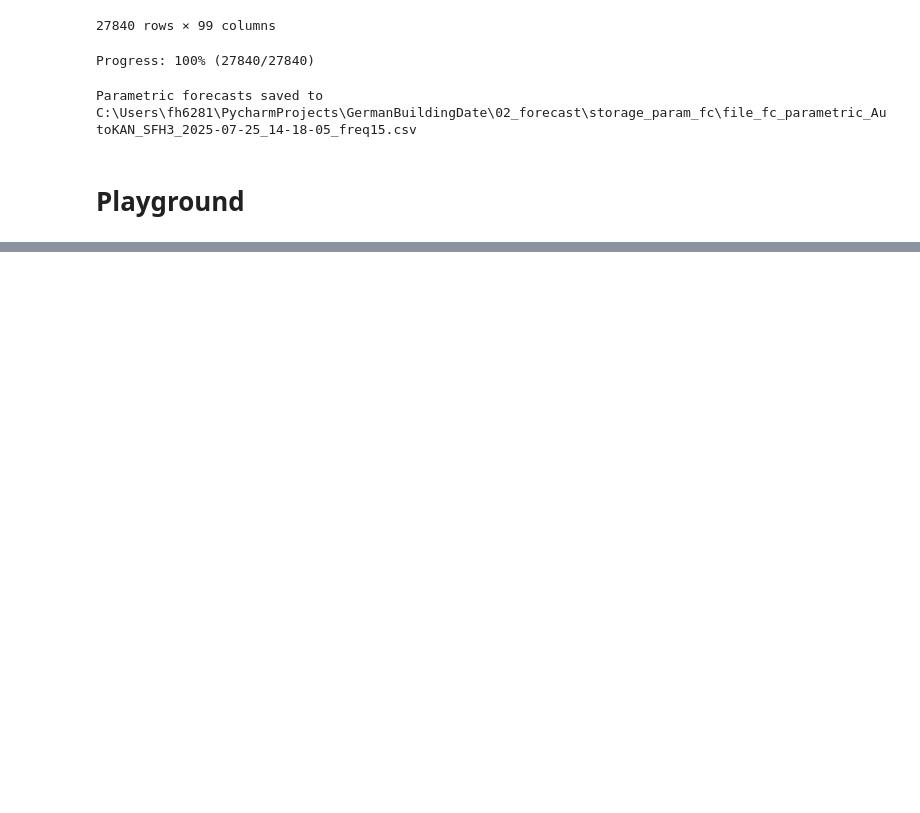
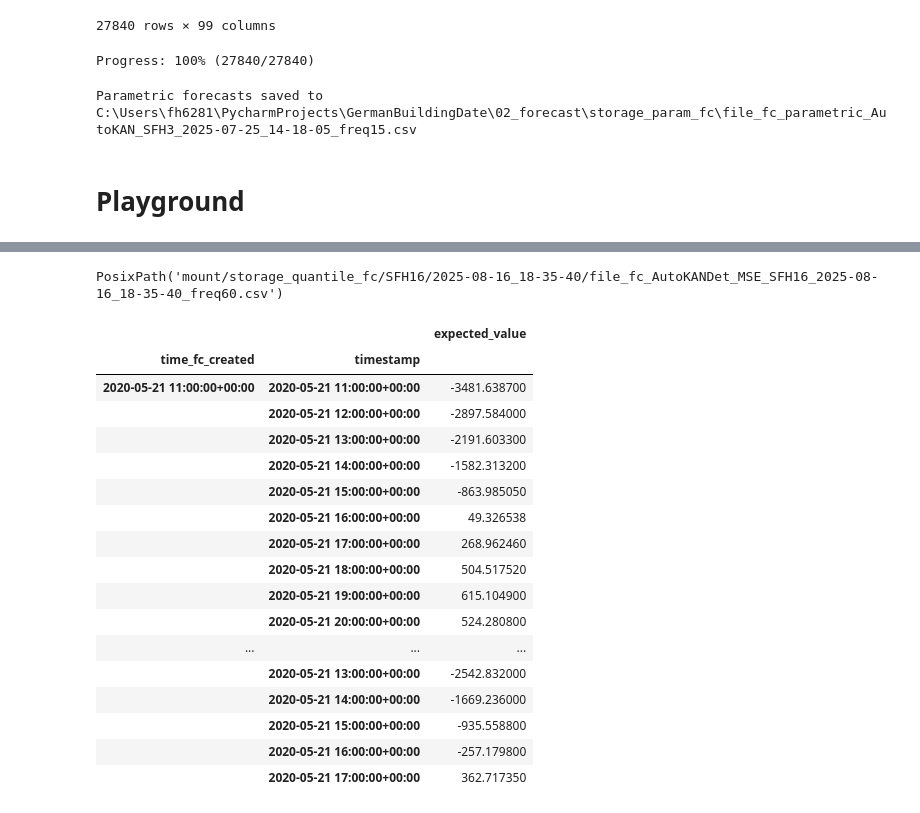
Before and after one commit to JaMoPinter/MPC-vs-RBC, a Jupyter notebook: 02_forecast/fit_parametric_fc.ipynb, the cells around one changed output, grey strips where cells are left out. Saved outputs shown, nothing was run; the diff lists cells and outputs as text; code cells hidden in the pictures; blank space fills up the shorter version.

```diff
--- a/02_forecast/fit_parametric_fc.ipynb
+++ b/02_forecast/fit_parametric_fc.ipynb
@@ -200,3 +200,21 @@ pf.store_parametric_forecasts()  # creation_time=True
 Parametric forecasts saved to C:\Users\fh6281\PycharmProjects\GermanBuildingDate\02_forecast\storage_param_fc\file_fc_parametric_AutoKAN_SFH3_2025-07-25_14-18-05_freq15.csv
 # %% [markdown]
 # Playground
+# %%
+# move the originally deterministic forecasts to storage_param_fc
+from pathlib import Path
+import pandas as pd
+from create_parametric_forecasts import ParametricForecasts
+
+time_of_fc_creation = '2025-08-16_22-56-39'
+path_list = list(Path('mount/storage_quantile_fc/').glob(f'**/file_fc*_{time_of_fc_creation}_freq*.csv'))
+
+for path in path_list:
+
+    df = pd.read_csv(path, index_col=[0,1], usecols=['time_fc_created','timestamp', 'P_TOT_HAT'])
+    #rename col ptothat
+    df = df.rename(columns={'P_TOT_HAT': 'expected_value'})
+    pf = ParametricForecasts()
+    pf.param_forecasts = df
+    pf.csv_path = path
+    #pf.store_parametric_forecasts()
@@ -202,0 +238,25 @@ Parametric forecasts saved to C:\Users\fh6281\PycharmProjects\GermanBuildingDate
+# %%
+test
+# %% [output]
+PosixPath('mount/storage_quantile_fc/SFH16/2025-08-16_18-35-40/file_fc_AutoKANDet_MSE_SFH16_2025-08-16_18-35-40_freq60.csv')
+# %%
+df.head(30)
+# %% [output]
+|  |  | expected_value |
+| time_fc_created | timestamp |  |
+| 2020-05-21 11:00:00+00:00 | 2020-05-21 11:00:00+00:00 | -3481.638700 |
+|  | 2020-05-21 12:00:00+00:00 | -2897.584000 |
+|  | 2020-05-21 13:00:00+00:00 | -2191.603300 |
+|  | 2020-05-21 14:00:00+00:00 | -1582.313200 |
+|  | 2020-05-21 15:00:00+00:00 | -863.985050 |
+|  | 2020-05-21 16:00:00+00:00 | 49.326538 |
+|  | 2020-05-21 17:00:00+00:00 | 268.962460 |
+|  | 2020-05-21 18:00:00+00:00 | 504.517520 |
+|  | 2020-05-21 19:00:00+00:00 | 615.104900 |
+|  | 2020-05-21 20:00:00+00:00 | 524.280800 |
+| ... | ... | ... |
+|  | 2020-05-21 13:00:00+00:00 | -2542.832000 |
+|  | 2020-05-21 14:00:00+00:00 | -1669.236000 |
+|  | 2020-05-21 15:00:00+00:00 | -935.558800 |
+|  | 2020-05-21 16:00:00+00:00 | -257.179800 |
+|  | 2020-05-21 17:00:00+00:00 | 362.717350 |
```
Also changed, not shown: parts of 1 cell of this notebook, 24 other files.
